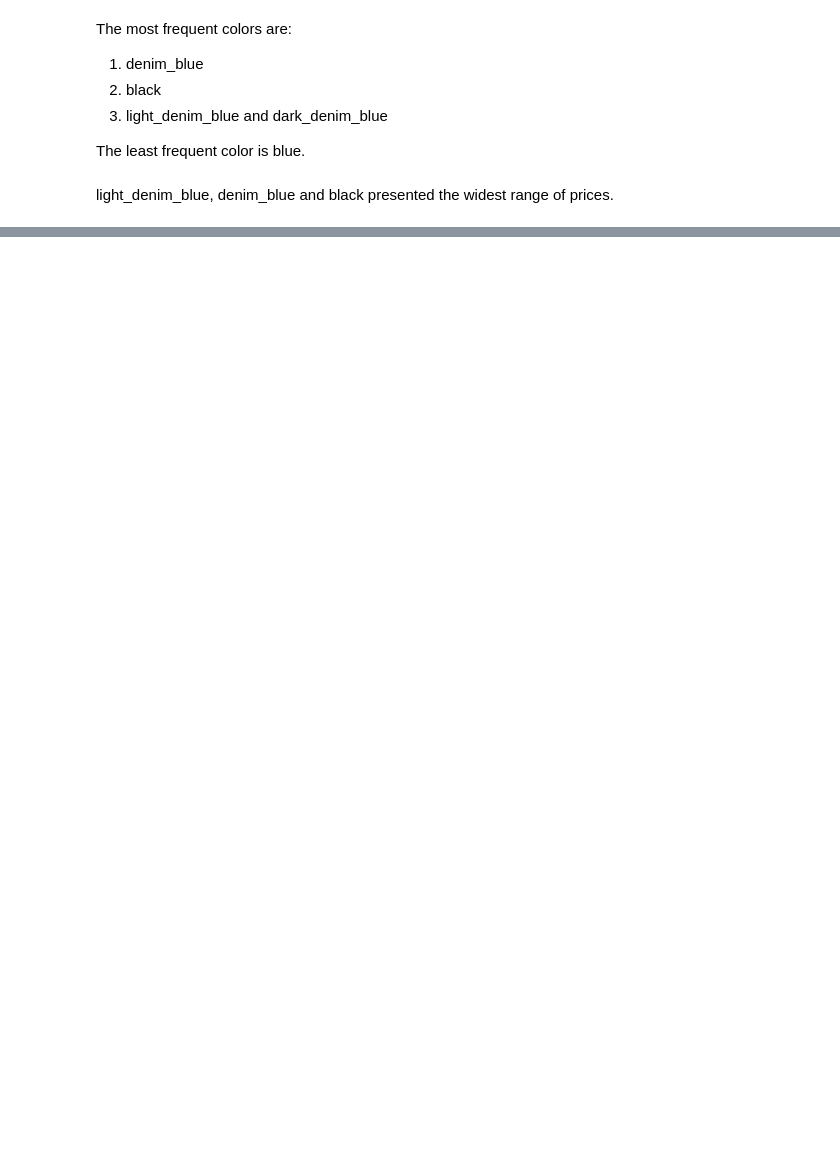
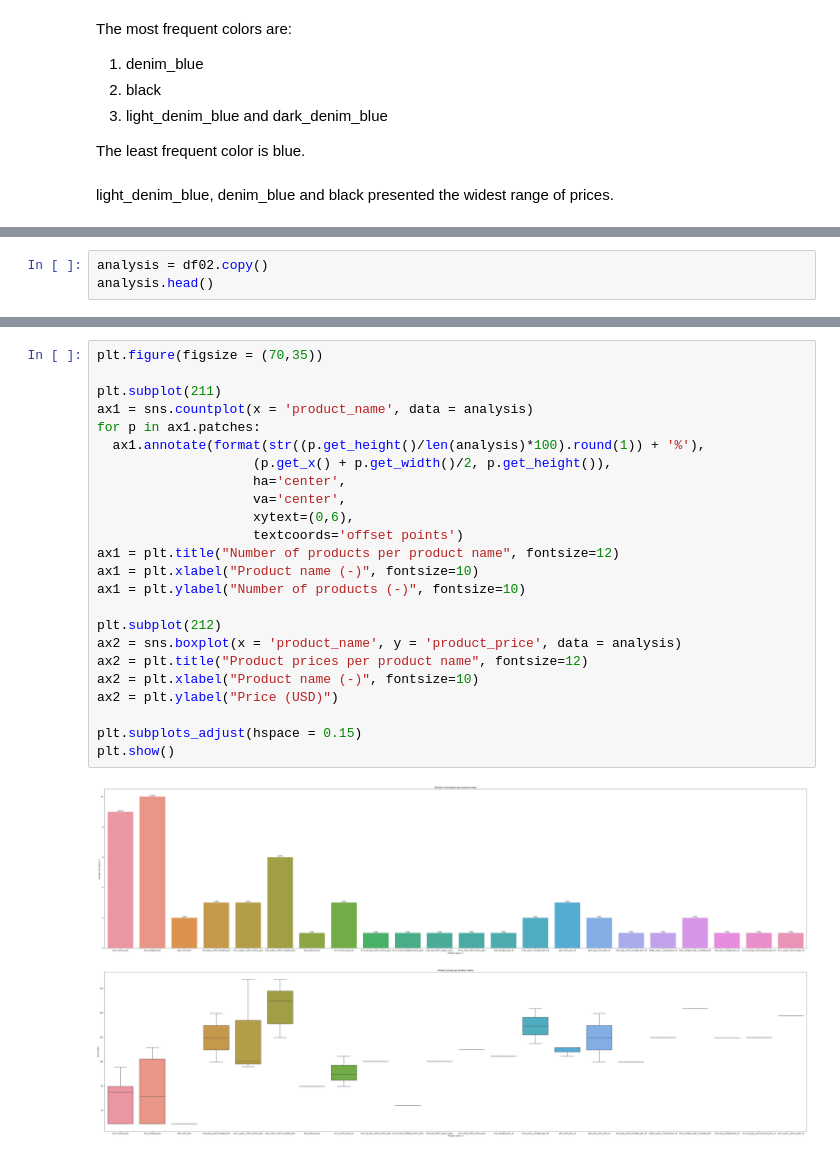
Before and after one commit to lucasquemelli/Star_Jeans, a Jupyter notebook: star_jeans.ipynb, the cells around one changed output, grey strips where cells are left out. Saved outputs shown, nothing was run; the diff lists cells and outputs as text; blank space fills up the shorter version.

```diff
--- a/star_jeans.ipynb
+++ b/star_jeans.ipynb
@@ -704,0 +707,3 @@ light_denim_blue, denim_blue and black presented the widest range of prices.
+# %%
+analysis = df02.copy()
+analysis.head()
@@ -704,0 +717,26 @@ light_denim_blue, denim_blue and black presented the widest range of prices.
+# %%
+plt.figure(figsize = (70,35))
+
+plt.subplot(211)
+ax1 = sns.countplot(x = 'product_name', data = analysis)
+for p in ax1.patches:
+  ax1.annotate(format(str((p.get_height()/len(analysis)*100).round(1)) + '%'),
+                    (p.get_x() + p.get_width()/2, p.get_height()),
+                    ha='center',
+                    va='center',
+                    xytext=(0,6),
+                    textcoords='offset points')
+ax1 = plt.title("Number of products per product name", fontsize=12)
+ax1 = plt.xlabel("Product name (-)", fontsize=10)
+ax1 = plt.ylabel("Number of products (-)", fontsize=10)
+
+plt.subplot(212)
+ax2 = sns.boxplot(x = 'product_name', y = 'product_price', data = analysis)
+ax2 = plt.title("Product prices per product name", fontsize=12)
+ax2 = plt.xlabel("Product name (-)", fontsize=10)
+ax2 = plt.ylabel("Price (USD)")
+
+plt.subplots_adjust(hspace = 0.15)
+plt.show()
+# %% [output]
+[figure, added]
```
Also changed, not shown: parts of 4 cells of this notebook.
